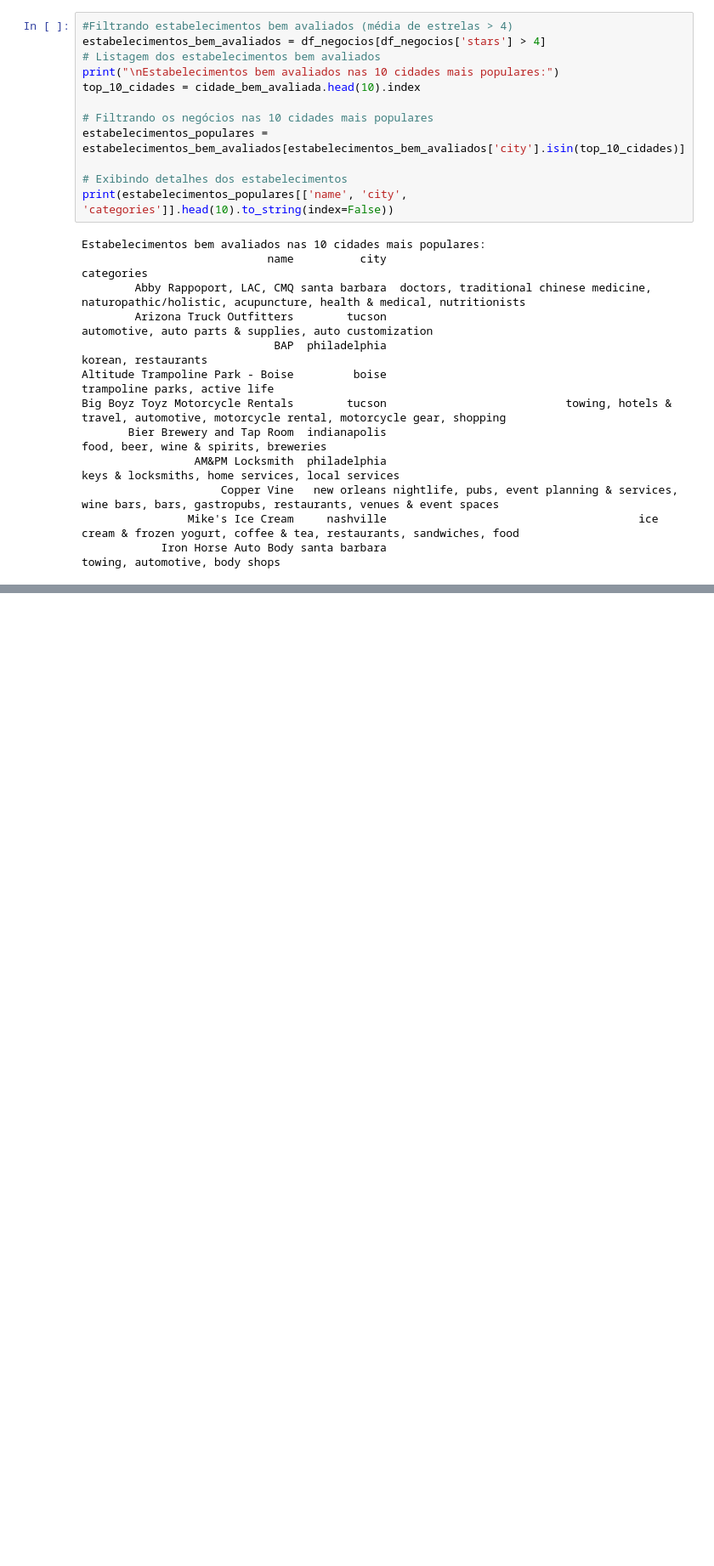
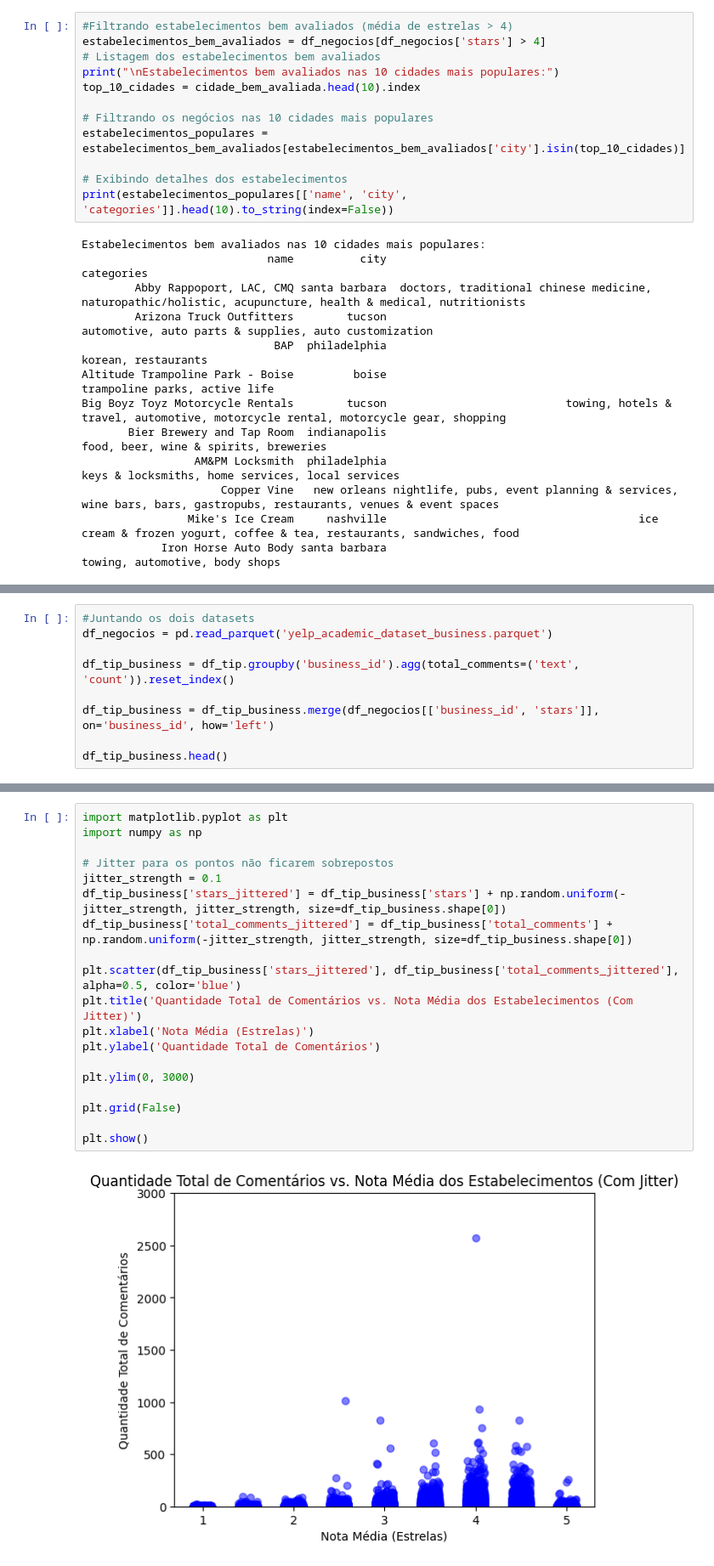
Before and after one commit to ste-coding/pisi3-grupo05, a Jupyter notebook: eda.ipynb, the cells around one changed output, grey strips where cells are left out. Shown at 85% size. Saved outputs shown, nothing was run; the diff lists cells and outputs as text; blank space fills up the shorter version.

```diff
--- a/eda.ipynb
+++ b/eda.ipynb
@@ -586,0 +590,9 @@ Big Boyz Toyz Motorcycle Rentals        tucson                           towing,
+# %%
+#Juntando os dois datasets
+df_negocios = pd.read_parquet('yelp_academic_dataset_business.parquet')
+
+df_tip_business = df_tip.groupby('business_id').agg(total_comments=('text', 'count')).reset_index()
+
+df_tip_business = df_tip_business.merge(df_negocios[['business_id', 'stars']], on='business_id', how='left')
+
+df_tip_business.head()
@@ -586,0 +606,21 @@ Big Boyz Toyz Motorcycle Rentals        tucson                           towing,
+# %%
+import matplotlib.pyplot as plt
+import numpy as np
+
+# Jitter para os pontos não ficarem sobrepostos
+jitter_strength = 0.1
+df_tip_business['stars_jittered'] = df_tip_business['stars'] + np.random.uniform(-jitter_strength, jitter_strength, size=df_tip_business.shape[0])
+df_tip_business['total_comments_jittered'] = df_tip_business['total_comments'] + np.random.uniform(-jitter_strength, jitter_strength, size=df_tip_business.shape[0])
+
+plt.scatter(df_tip_business['stars_jittered'], df_tip_business['total_comments_jittered'], alpha=0.5, color='blue')
+plt.title('Quantidade Total de Comentários vs. Nota Média dos Estabelecimentos (Com Jitter)')
+plt.xlabel('Nota Média (Estrelas)')
+plt.ylabel('Quantidade Total de Comentários')
+
+plt.ylim(0, 3000)
+
+plt.grid(False)
+
+plt.show()
+# %% [output]
+[figure, added]
```
Also changed, not shown: parts of 4 cells of this notebook.
